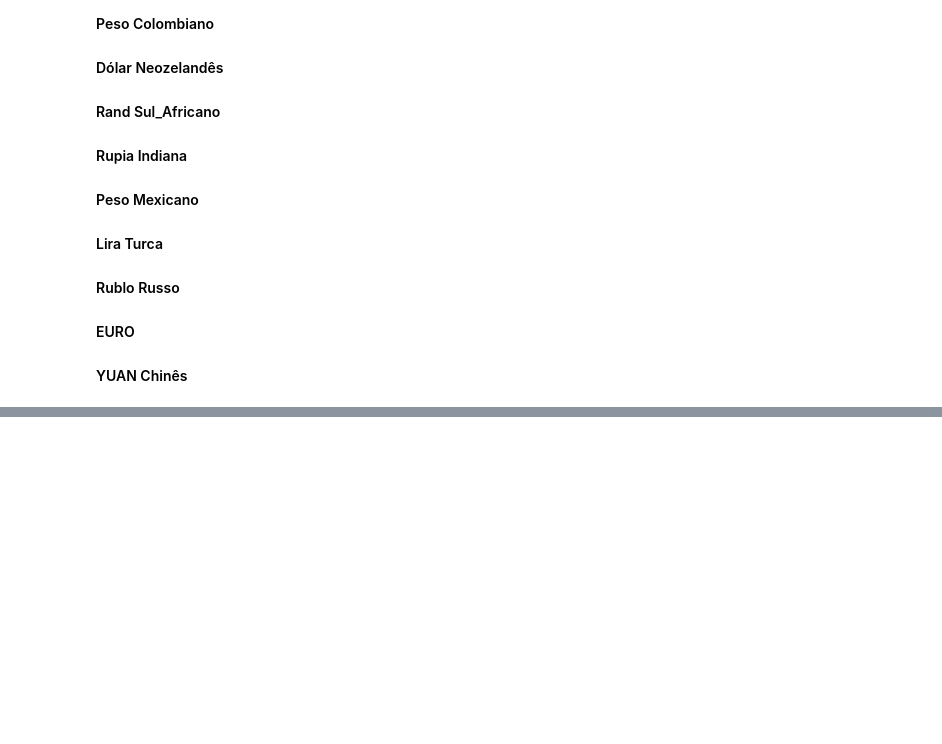
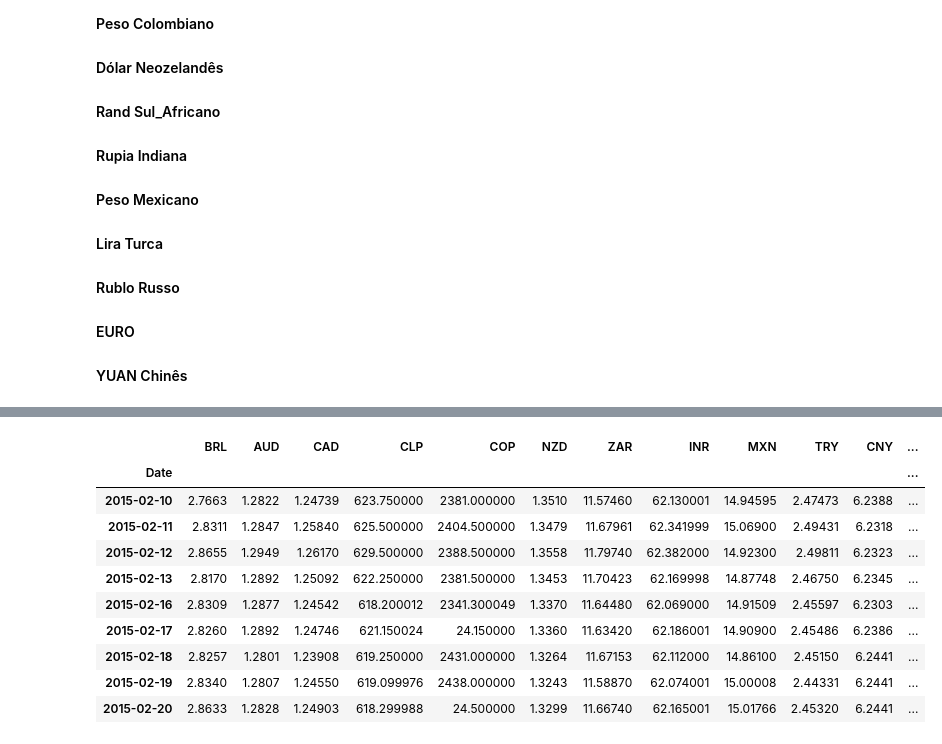
Before and after one commit to Edu-Moreira/Estudos-de-Python, a Jupyter notebook: Mercado_Global.ipynb, the cells around one changed output, grey strips where cells are left out. Saved outputs shown, nothing was run; the diff lists cells and outputs as text; code cells hidden in the pictures; blank space fills up the shorter version.

```diff
--- a/Mercado_Global.ipynb
+++ b/Mercado_Global.ipynb
@@ -164,0 +252,14 @@ jurosglb
+# %%
+moedaspainelyf.loc['2015-02-10':'2015-02-20']
+# %% [output]
+|  | BRL | AUD | CAD | CLP | COP | NZD | ZAR | INR | MXN | TRY | CNY | ... |
+| Date |  |  |  |  |  |  |  |  |  |  |  | ... |
+| 2015-02-10 | 2.7663 | 1.2822 | 1.24739 | 623.750000 | 2381.000000 | 1.3510 | 11.57460 | 62.130001 | 14.94595 | 2.47473 | 6.2388 | ... |
+| 2015-02-11 | 2.8311 | 1.2847 | 1.25840 | 625.500000 | 2404.500000 | 1.3479 | 11.67961 | 62.341999 | 15.06900 | 2.49431 | 6.2318 | ... |
+| 2015-02-12 | 2.8655 | 1.2949 | 1.26170 | 629.500000 | 2388.500000 | 1.3558 | 11.79740 | 62.382000 | 14.92300 | 2.49811 | 6.2323 | ... |
+| 2015-02-13 | 2.8170 | 1.2892 | 1.25092 | 622.250000 | 2381.500000 | 1.3453 | 11.70423 | 62.169998 | 14.87748 | 2.46750 | 6.2345 | ... |
+| 2015-02-16 | 2.8309 | 1.2877 | 1.24542 | 618.200012 | 2341.300049 | 1.3370 | 11.64480 | 62.069000 | 14.91509 | 2.45597 | 6.2303 | ... |
+| 2015-02-17 | 2.8260 | 1.2892 | 1.24746 | 621.150024 | 24.150000 | 1.3360 | 11.63420 | 62.186001 | 14.90900 | 2.45486 | 6.2386 | ... |
+| 2015-02-18 | 2.8257 | 1.2801 | 1.23908 | 619.250000 | 2431.000000 | 1.3264 | 11.67153 | 62.112000 | 14.86100 | 2.45150 | 6.2441 | ... |
+| 2015-02-19 | 2.8340 | 1.2807 | 1.24550 | 619.099976 | 2438.000000 | 1.3243 | 11.58870 | 62.074001 | 15.00008 | 2.44331 | 6.2441 | ... |
+| 2015-02-20 | 2.8633 | 1.2828 | 1.24903 | 618.299988 | 24.500000 | 1.3299 | 11.66740 | 62.165001 | 15.01766 | 2.45320 | 6.2441 | ... |
```
Also changed, not shown: parts of 16 cells of this notebook.
